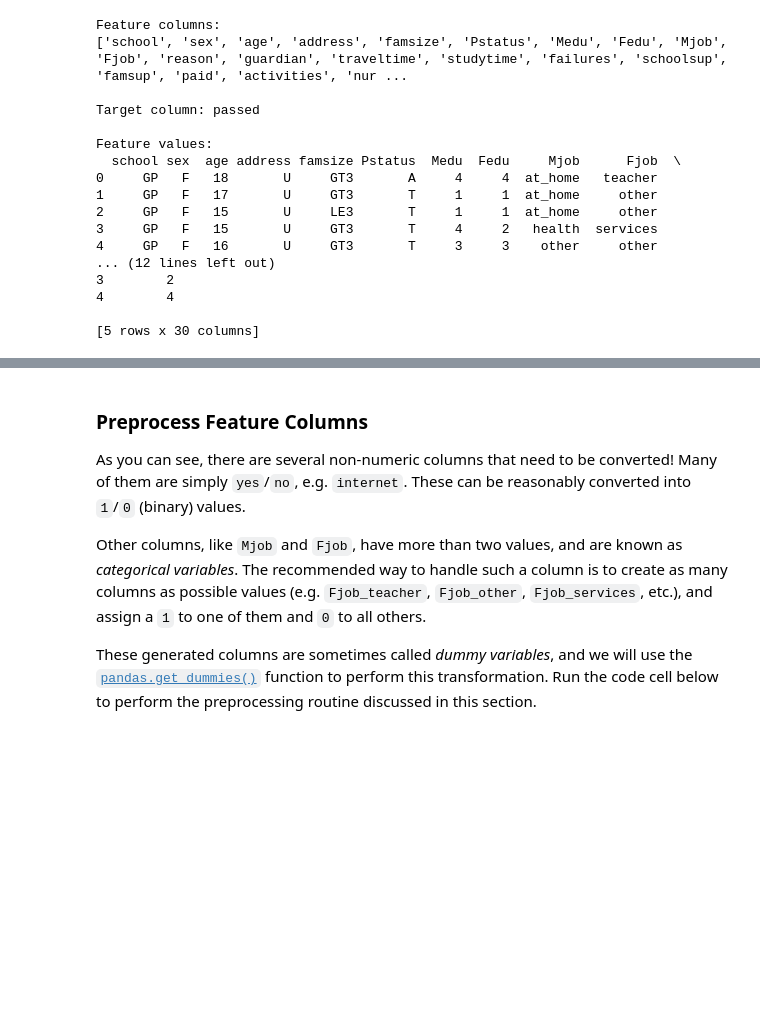
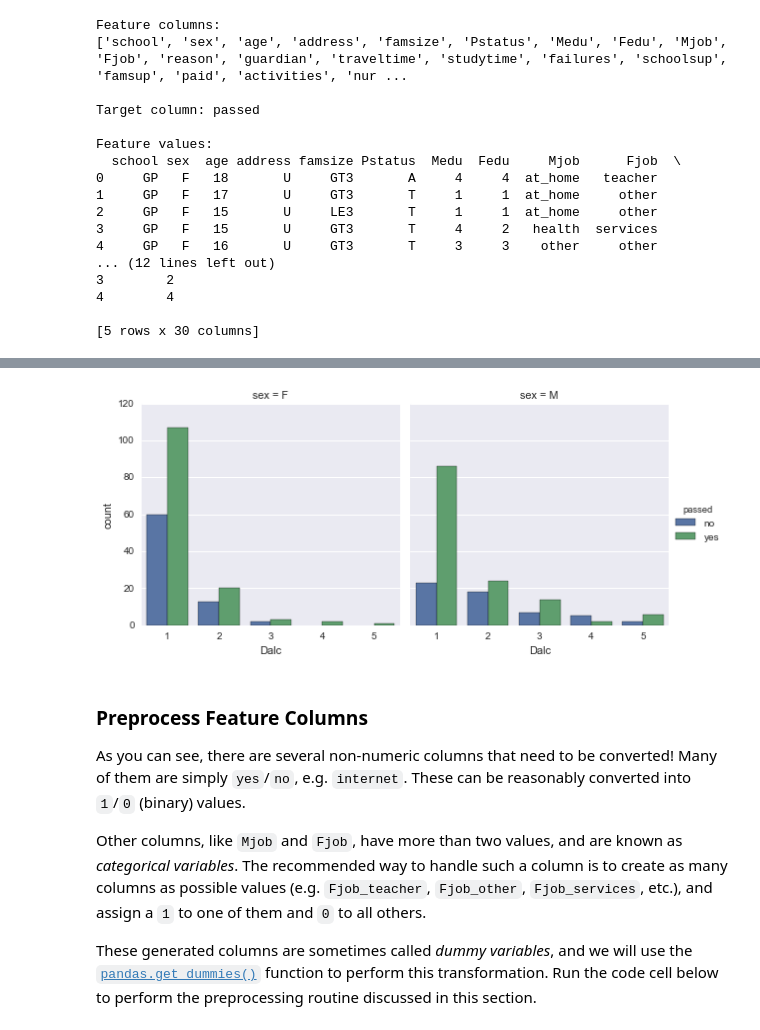
Before and after one commit to jhli973/machine-learning, a Jupyter notebook: projects/student_intervention/student_intervention.ipynb, the cells around one changed output, grey strips where cells are left out. Saved outputs shown, nothing was run; the diff lists cells and outputs as text; code cells hidden in the pictures; blank space fills up the shorter version.

```diff
--- a/projects/student_intervention/student_intervention.ipynb
+++ b/projects/student_intervention/student_intervention.ipynb
@@ -139,0 +169,6 @@ X_all.describe()
+# %%
+# Explore the weekend alcohol consumption and study time
+
+sns.factorplot("Dalc",col="sex", data=student_data, hue='passed', kind="count");
+# %% [output]
+[figure, added]
```
Also changed, not shown: parts of 18 cells of this notebook.
